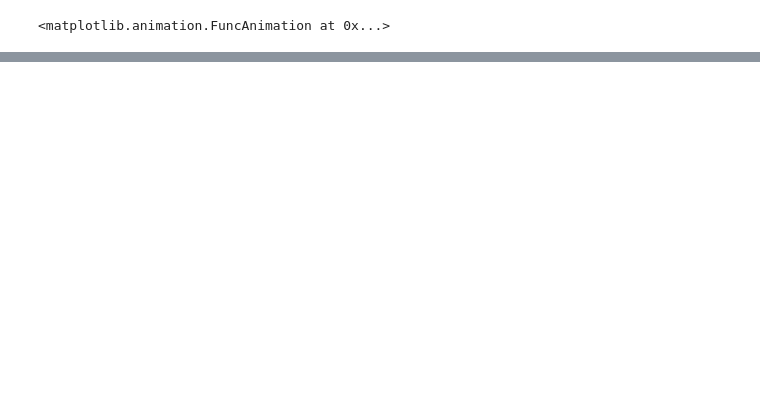
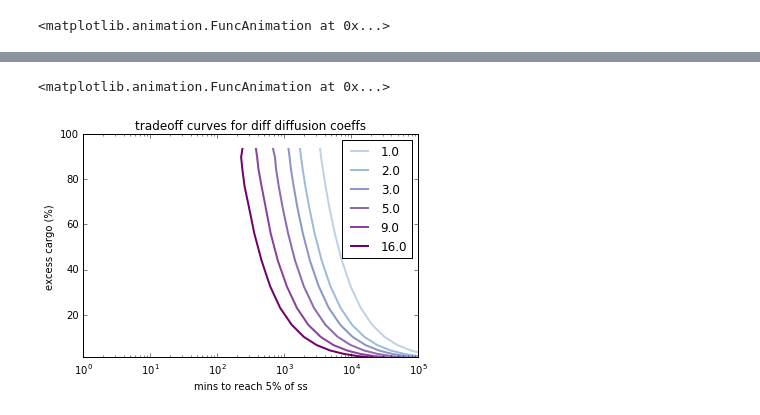
Before and after one commit to ahwillia/Williams-etal-Synaptic-Transport, a Jupyter notebook: code/08_morphologies/L5_cell.ipynb, the cells around one changed output, grey strips where cells are left out. Cells and saved outputs as stored; diff of their text form; code cells hidden in the pictures; blank space fills up the shorter version.

```diff
--- a/code/08_morphologies/L5_cell.ipynb
+++ b/code/08_morphologies/L5_cell.ipynb
@@ -105,0 +166,42 @@ plt.show()
+# %%
+# Animation to show detached distribution
+fig = plt.figure(figsize=(8,8))
+ax = plt.subplot(111, projection='3d')
+lines = morphology.shapeplot(h,ax,order='pre',lw=2)
+ax.view_init(*view)
+ax.set_axis_off()
+plt.title('detached cargo over (log) time',fontweight='bold',fontsize=14)
+
+# Hack to get a colorbar
+# http://stackoverflow.com/questions/8342549/matplotlib-add-colorbar-to-a-sequence-of-line-plots
+sm = plt.cm.ScalarMappable(cmap=us_cmap, norm=plt.Normalize(clim[0],clim[1]))
+sm._A = []
+plt.colorbar(sm, shrink=0.5)
+plt.tight_layout()
+
+#plt.show()
+anim_func = morphology.shapeplot_animate(u[:,N:],lines,nframes,clim=clim,cmap=us_cmap)
+anim = animation.FuncAnimation(fig, anim_func, frames=nframes, interval=400)
+anim.save('./anim/with_reattach/'+cellname+'_us.mp4'); anim
+# %% [output]
+<matplotlib.animation.FuncAnimation at 0x...>
+# %%
+tradeoff = fig8_sushi_belt.calc_tradeoff_reattachment(h,diff_coeff=10.0)
+np.savetxt('./data/with_reattach/'+cellname+'_tradeoff.txt',tradeoff)
+
+plt.figure()
+dcs = np.round(np.logspace(0,1.2,6))
+for i in range(len(palette)):
+    tradeoff = fig8_sushi_belt.calc_tradeoff_reattachment(h,diff_coeff=dcs[i])
+    x,y = tradeoff[:,0],tradeoff[:,1]
+    plt.plot(x[y<95],y[y<95],'-',lw=2,color=palette[i])
+plt.xscale('log')
+plt.xlim([1e0,1e5])
+plt.ylim([1,100])
+plt.xlabel('mins to reach 5% of ss')
+plt.ylabel('excess cargo (%)')
+plt.title('tradeoff curves for diff diffusion coeffs')
+plt.legend(dcs)
+plt.show()
+# %% [output]
+[figure, added]
```
Also changed, not shown: parts of 12 cells of this notebook, 53 other files.
